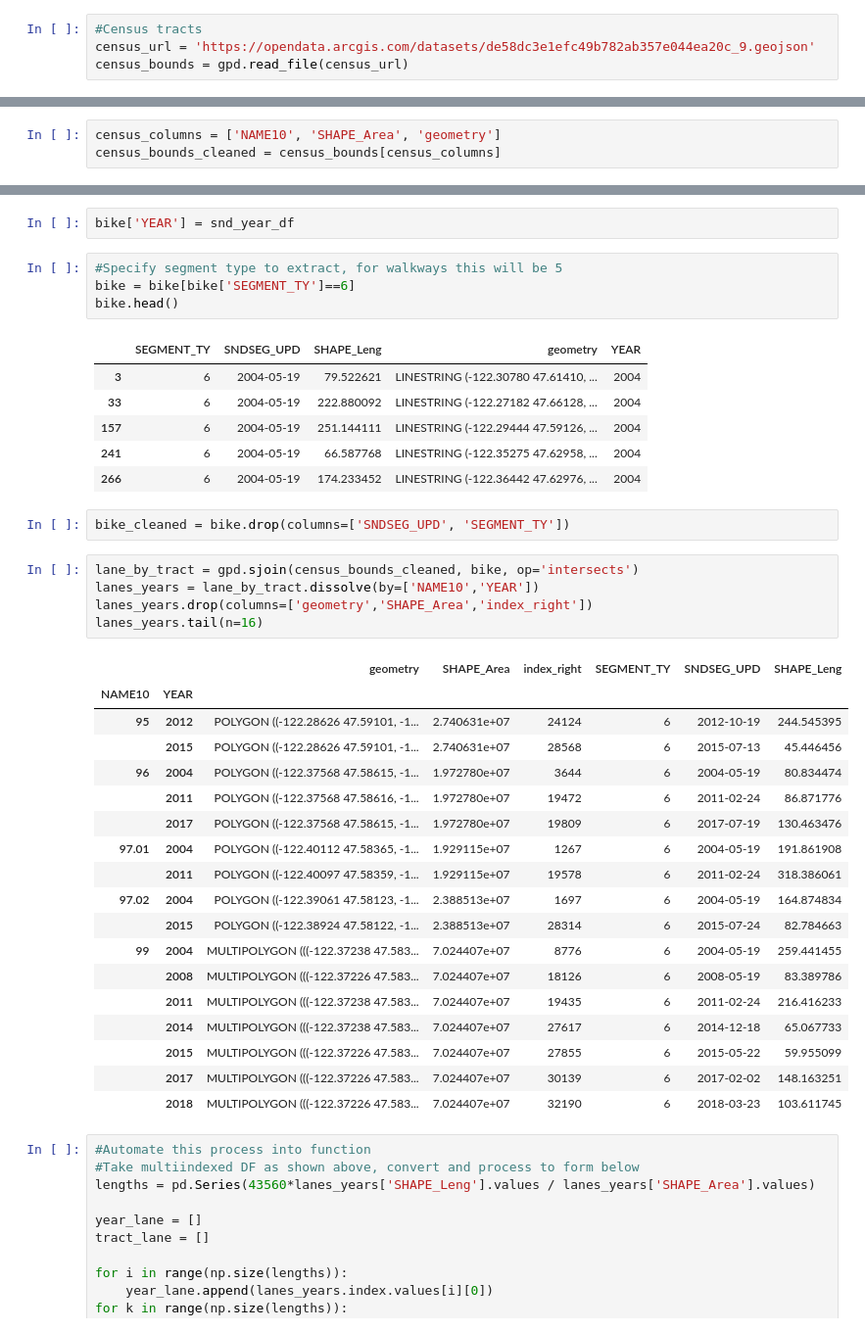
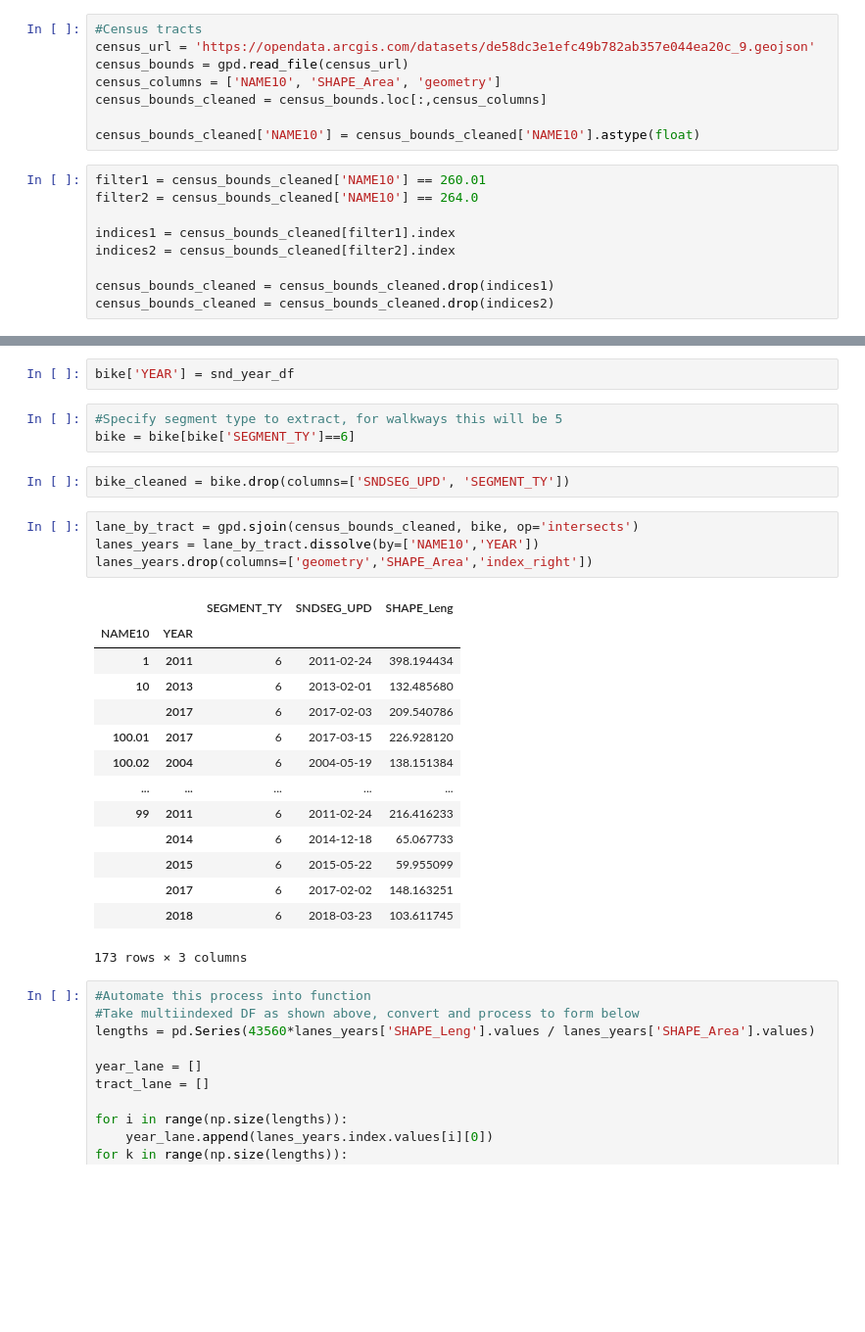
Before and after one commit to Greening-Seattle/Prediction, a Jupyter notebook: Prediction_Processing.ipynb, the cells around one changed output, grey strips where cells are left out. Shown: that part at 98% size. Cells and saved outputs as stored; diff of their text form; blank space fills up the shorter version.

```diff
--- a/Prediction_Processing.ipynb
+++ b/Prediction_Processing.ipynb
@@ -19,3 +20,16 @@ matplotlib.rcParams.update({'font.size': 20})
 #Census tracts
 census_url = 'https://opendata.arcgis.com/datasets/de58dc3e1efc49b782ab357e044ea20c_9.geojson'
 census_bounds = gpd.read_file(census_url)
+census_columns = ['NAME10', 'SHAPE_Area', 'geometry']
+census_bounds_cleaned = census_bounds.loc[:,census_columns]
+
+census_bounds_cleaned['NAME10'] = census_bounds_cleaned['NAME10'].astype(float)
+# %%
+filter1 = census_bounds_cleaned['NAME10'] == 260.01
+filter2 = census_bounds_cleaned['NAME10'] == 264.0
+
+indices1 = census_bounds_cleaned[filter1].index
+indices2 = census_bounds_cleaned[filter2].index
+
+census_bounds_cleaned = census_bounds_cleaned.drop(indices1)
+census_bounds_cleaned = census_bounds_cleaned.drop(indices2)
@@ -81,6 +110,3 @@ def get_gdf(year):
     #df_year_dist = df_year['SHAPE_Length'].values
     gdf_year = gdf_year[[ 'YEAR', 'AAWDT','geometry']]
     return gdf_year #, df_year_AAWDT, df_year_geobase, df_year_dist
-# %%
-census_columns = ['NAME10', 'SHAPE_Area', 'geometry']
-census_bounds_cleaned = census_bounds[census_columns]
@@ -109,40 +139,27 @@ bike['YEAR'] = snd_year_df
 # %%
 #Specify segment type to extract, for walkways this will be 5
 bike = bike[bike['SEGMENT_TY']==6]
-bike.head()
-# %% [output]
-|  | SEGMENT_TY | SNDSEG_UPD | SHAPE_Leng | geometry | YEAR |
-| 3 | 6 | 2004-05-19 | 79.522621 | LINESTRING (-122.30780 47.61410, ... | 2004 |
-| 33 | 6 | 2004-05-19 | 222.880092 | LINESTRING (-122.27182 47.66128, ... | 2004 |
-| 157 | 6 | 2004-05-19 | 251.144111 | LINESTRING (-122.29444 47.59126, ... | 2004 |
-| 241 | 6 | 2004-05-19 | 66.587768 | LINESTRING (-122.35275 47.62958, ... | 2004 |
-| 266 | 6 | 2004-05-19 | 174.233452 | LINESTRING (-122.36442 47.62976, ... | 2004 |
 # %%
 bike_cleaned = bike.drop(columns=['SNDSEG_UPD', 'SEGMENT_TY'])
 # %%
 lane_by_tract = gpd.sjoin(census_bounds_cleaned, bike, op='intersects')
 lanes_years = lane_by_tract.dissolve(by=['NAME10','YEAR'])
 lanes_years.drop(columns=['geometry','SHAPE_Area','index_right'])
-lanes_years.tail(n=16)
 # %% [output]
-|  |  | geometry | SHAPE_Area | index_right | SEGMENT_TY | SNDSEG_UPD | SHAPE_Leng |
-| NAME10 | YEAR |  |  |  |  |  |  |
-| 95 | 2012 | POLYGON ((-122.28626 47.59101, -1... | 2.740631e+07 | 24124 | 6 | 2012-10-19 | 244.545395 |
-|  | 2015 | POLYGON ((-122.28626 47.59101, -1... | 2.740631e+07 | 28568 | 6 | 2015-07-13 | 45.446456 |
-| 96 | 2004 | POLYGON ((-122.37568 47.58615, -1... | 1.972780e+07 | 3644 | 6 | 2004-05-19 | 80.834474 |
-|  | 2011 | POLYGON ((-122.37568 47.58616, -1... | 1.972780e+07 | 19472 | 6 | 2011-02-24 | 86.871776 |
-|  | 2017 | POLYGON ((-122.37568 47.58615, -1... | 1.972780e+07 | 19809 | 6 | 2017-07-19 | 130.463476 |
-| 97.01 | 2004 | POLYGON ((-122.40112 47.58365, -1... | 1.929115e+07 | 1267 | 6 | 2004-05-19 | 191.861908 |
-|  | 2011 | POLYGON ((-122.40097 47.58359, -1... | 1.929115e+07 | 19578 | 6 | 2011-02-24 | 318.386061 |
-| 97.02 | 2004 | POLYGON ((-122.39061 47.58123, -1... | 2.388513e+07 | 1697 | 6 | 2004-05-19 | 164.874834 |
-|  | 2015 | POLYGON ((-122.38924 47.58122, -1... | 2.388513e+07 | 28314 | 6 | 2015-07-24 | 82.784663 |
-| 99 | 2004 | MULTIPOLYGON (((-122.37238 47.583... | 7.024407e+07 | 8776 | 6 | 2004-05-19 | 259.441455 |
-|  | 2008 | MULTIPOLYGON (((-122.37226 47.583... | 7.024407e+07 | 18126 | 6 | 2008-05-19 | 83.389786 |
-|  | 2011 | MULTIPOLYGON (((-122.37238 47.583... | 7.024407e+07 | 19435 | 6 | 2011-02-24 | 216.416233 |
-|  | 2014 | MULTIPOLYGON (((-122.37238 47.583... | 7.024407e+07 | 27617 | 6 | 2014-12-18 | 65.067733 |
-|  | 2015 | MULTIPOLYGON (((-122.37226 47.583... | 7.024407e+07 | 27855 | 6 | 2015-05-22 | 59.955099 |
-|  | 2017 | MULTIPOLYGON (((-122.37226 47.583... | 7.024407e+07 | 30139 | 6 | 2017-02-02 | 148.163251 |
-|  | 2018 | MULTIPOLYGON (((-122.37226 47.583... | 7.024407e+07 | 32190 | 6 | 2018-03-23 | 103.611745 |
+|  |  | SEGMENT_TY | SNDSEG_UPD | SHAPE_Leng |
+| NAME10 | YEAR |  |  |  |
+| 1 | 2011 | 6 | 2011-02-24 | 398.194434 |
+| 10 | 2013 | 6 | 2013-02-01 | 132.485680 |
+|  | 2017 | 6 | 2017-02-03 | 209.540786 |
+| 100.01 | 2017 | 6 | 2017-03-15 | 226.928120 |
+| 100.02 | 2004 | 6 | 2004-05-19 | 138.151384 |
+| ... | ... | ... | ... | ... |
+| 99 | 2011 | 6 | 2011-02-24 | 216.416233 |
+|  | 2014 | 6 | 2014-12-18 | 65.067733 |
+|  | 2015 | 6 | 2015-05-22 | 59.955099 |
+|  | 2017 | 6 | 2017-02-02 | 148.163251 |
+|  | 2018 | 6 | 2018-03-23 | 103.611745 |
+173 rows × 3 columns
 # %%
 #Automate this process into function
 #Take multiindexed DF as shown above, convert and process to form below
```
Also changed, not shown: parts of 55 cells of this notebook.
